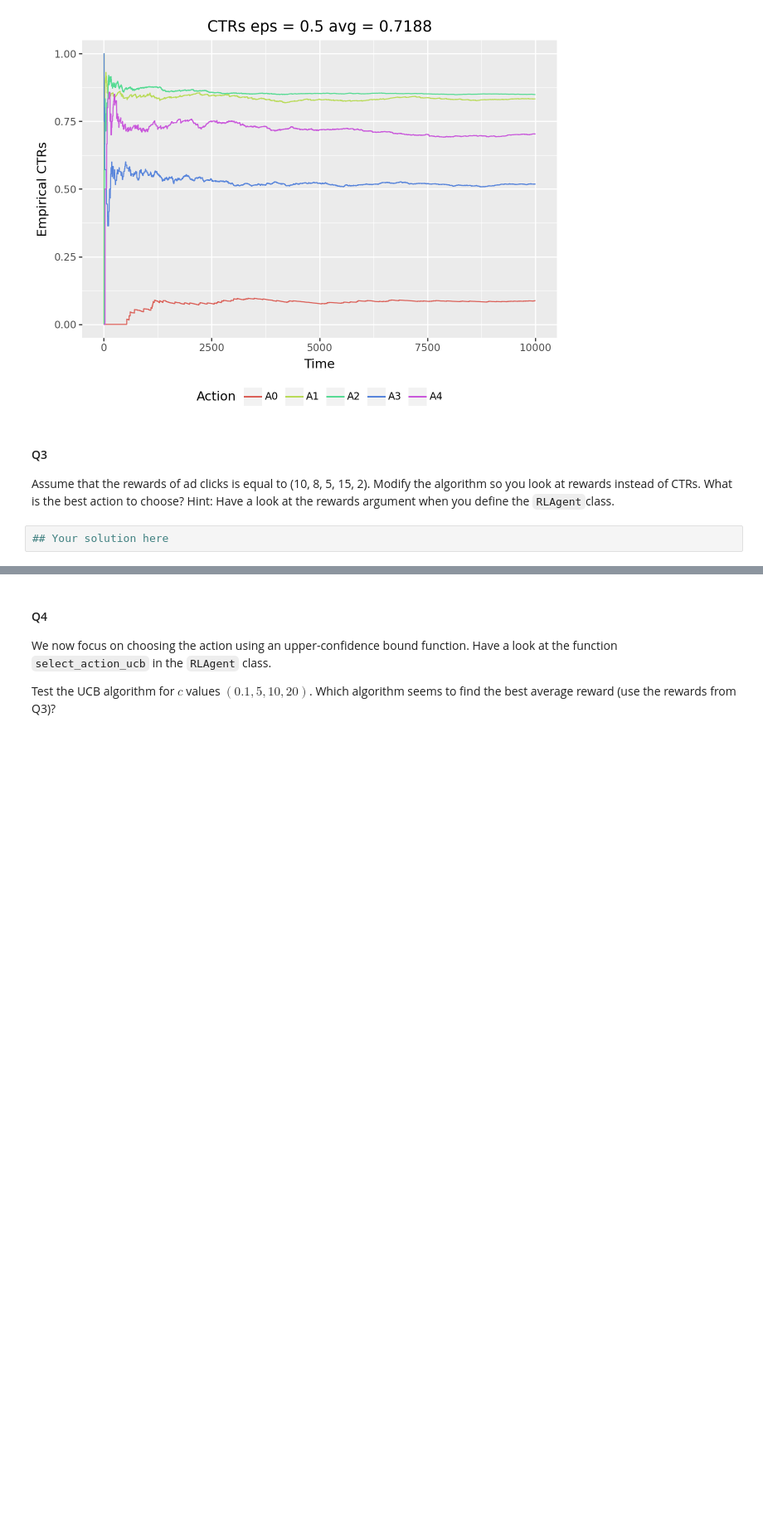
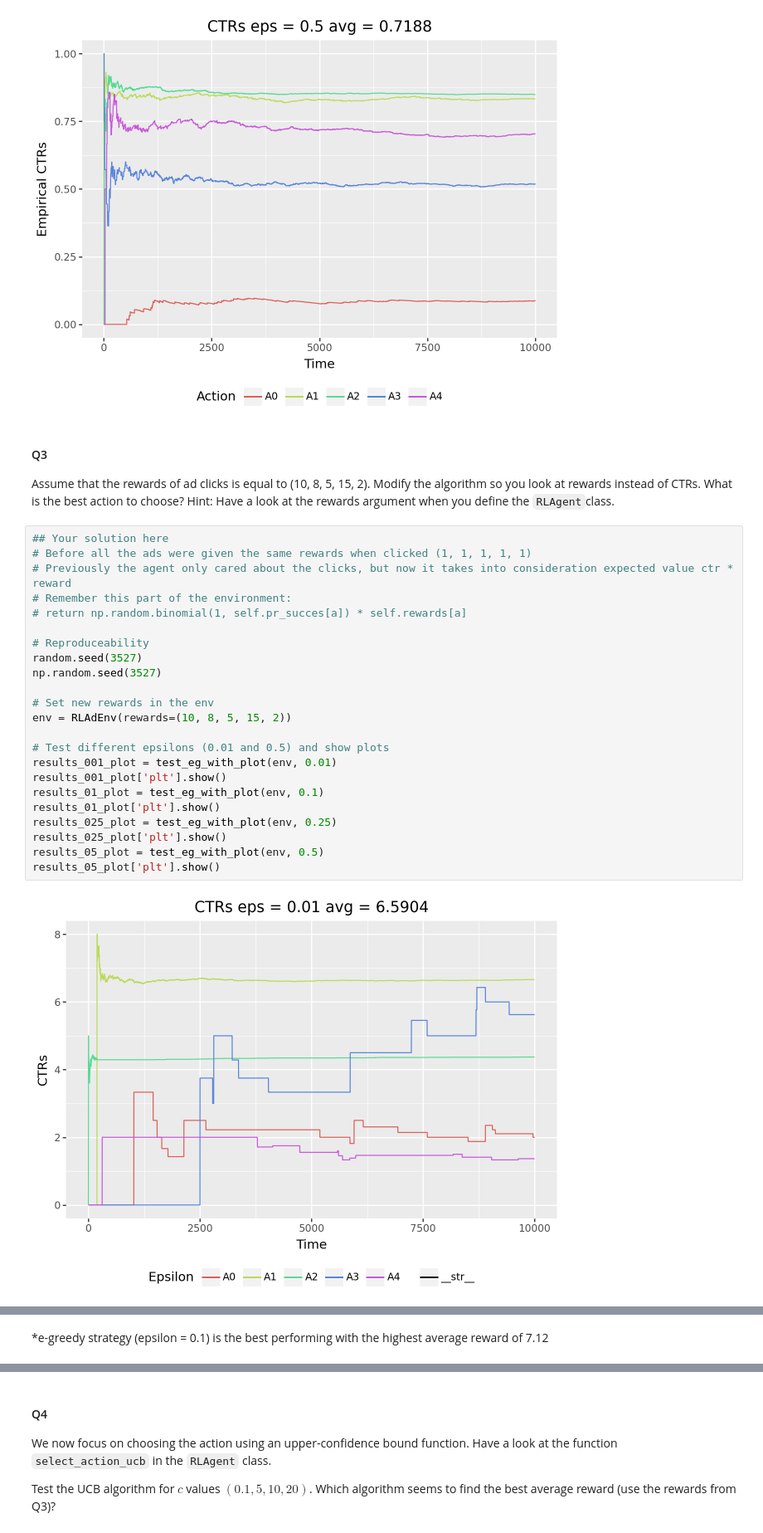
Before and after one commit to Maziger/master-reinforcement-learning, a Jupyter notebook: Notebooks/05_bandit.ipynb, the cells around one changed output, grey strips where cells are left out. Shown at 83% size. Cells and saved outputs as stored; diff of their text form; blank space fills up the shorter version.

```diff
--- a/Notebooks/05_bandit.ipynb
+++ b/Notebooks/05_bandit.ipynb
@@ -976,5 +972,28 @@ results_05_plot['plt'].show()
 #### Q3
 
 Assume that the rewards of ad clicks is equal to (10, 8, 5, 15, 2). Modify the algorithm so you look at rewards instead of CTRs. What is the best action to choose? Hint: Have a look at the rewards argument when you define the `RLAgent`class.
-# %%
-## Your solution here
+# %%
+## Your solution here
+# Before all the ads were given the same rewards when clicked (1, 1, 1, 1, 1)
+# Previously the agent only cared about the clicks, but now it takes into consideration expected value ctr * reward
+# Remember this part of the environment:
+# return np.random.binomial(1, self.pr_succes[a]) * self.rewards[a]
+
+# Reproduceability
+random.seed(3527)
+np.random.seed(3527)
+
+# Set new rewards in the env
+env = RLAdEnv(rewards=(10, 8, 5, 15, 2))
+
+# Test different epsilons (0.01 and 0.5) and show plots
+results_001_plot = test_eg_with_plot(env, 0.01)
+results_001_plot['plt'].show()
+results_01_plot = test_eg_with_plot(env, 0.1)
+results_01_plot['plt'].show()
+results_025_plot = test_eg_with_plot(env, 0.25)
+results_025_plot['plt'].show()
+results_05_plot = test_eg_with_plot(env, 0.5)
+results_05_plot['plt'].show()
+# %% [output]
+[figure, added]
@@ -981,3 +1003,5 @@ Assume that the rewards of ad clicks is equal to (10, 8, 5, 15, 2). Modify the a
+# %% [markdown]
+*e-greedy strategy (epsilon = 0.1) is the best performing with the highest average reward of 7.12
 # %%
 #@title Solution (don't look too early)
 
```
Also changed, not shown: parts of 8 cells of this notebook.
